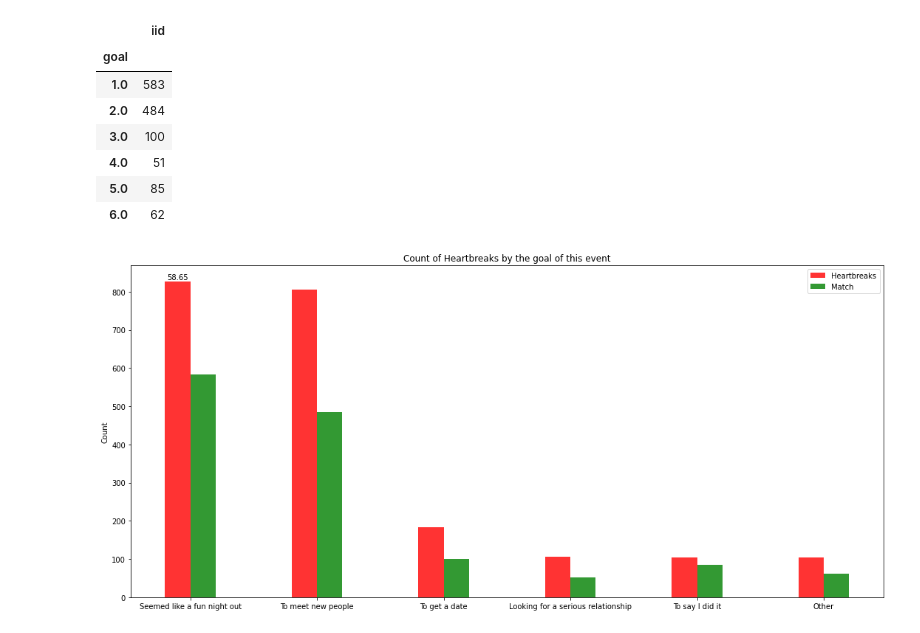
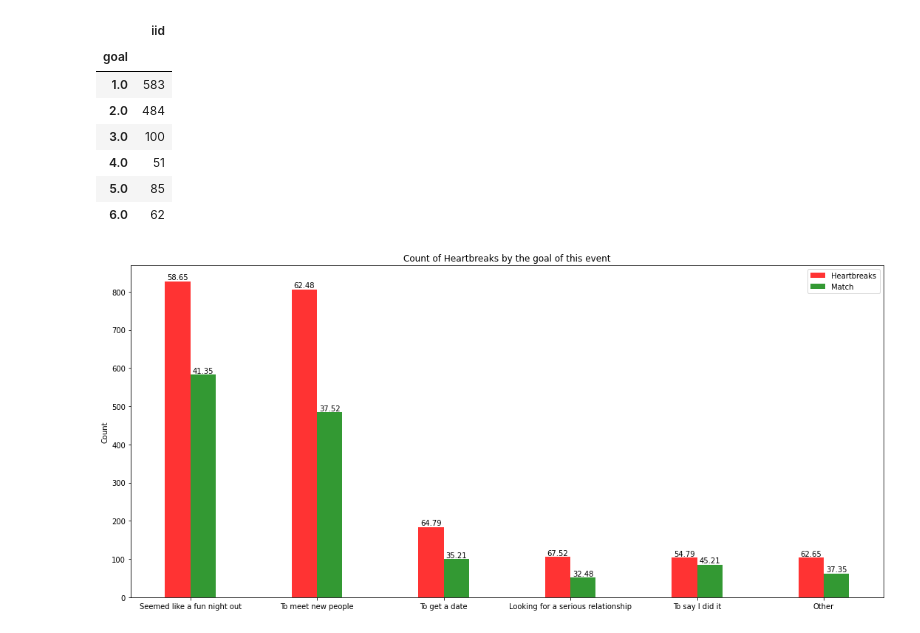
Before and after one commit to ZoziLaMalice/speed_dating, a Jupyter notebook: Notebook/first_cleaning_&_analyse.ipynb, the cells around one changed output. Saved outputs shown, nothing was run; the diff lists cells and outputs as text; code cells hidden in the pictures.

```diff
--- a/Notebook/first_cleaning_&_analyse.ipynb
+++ b/Notebook/first_cleaning_&_analyse.ipynb
@@ -568,28 +574,40 @@ chart_data_6
 # %%
 plt.figure(figsize=(15, 7))
 index = np.arange(len(np.array(chart_data_5.iid)))
 bar_width = 0.2
 opacity = 0.8
 
 bar1 = plt.bar(index, np.array(chart_data_5.iid), bar_width,
 alpha=opacity,
 color='red',
 label='Heartbreaks')
 
 bar2 = plt.bar(index + bar_width, np.array(chart_data_6.iid), bar_width,
 alpha=opacity,
 color='green',
 label='Match')
 
 plt.text(index[0], np.array(chart_data_5.iid)[0]+10, np.round(np.array(chart_data_5.iid)[0]/(np.array(chart_data_5.iid)[0]+np.array(chart_data_6.iid)[0]) * 100, 2), ha="center", va="center")
+plt.text(index[0] + bar_width, np.array(chart_data_6.iid)[0]+10, np.round(np.array(chart_data_6.iid)[0]/(np.array(chart_data_5.iid)[0]+np.array(chart_data_6.iid)[0]) * 100, 2), ha="center", va="center")
+plt.text(index[1], np.array(chart_data_5.iid)[1]+10, np.round(np.array(chart_data_5.iid)[1]/(np.array(chart_data_5.iid)[1]+np.array(chart_data_6.iid)[1]) * 100, 2), ha="center", va="center")
+plt.text(index[1] + bar_width, np.array(chart_data_6.iid)[1]+10, np.round(np.array(chart_data_6.iid)[1]/(np.array(chart_data_5.iid)[1]+np.array(chart_data_6.iid)[1]) * 100, 2), ha="center", va="center")
+plt.text(index[2], np.array(chart_data_5.iid)[2]+10, np.round(np.array(chart_data_5.iid)[2]/(np.array(chart_data_5.iid)[2]+np.array(chart_data_6.iid)[2]) * 100, 2), ha="center", va="center")
+plt.text(index[2] + bar_width, np.array(chart_data_6.iid)[2]+10, np.round(np.array(chart_data_6.iid)[2]/(np.array(chart_data_5.iid)[2]+np.array(chart_data_6.iid)[2]) * 100, 2), ha="center", va="center")
+plt.text(index[3], np.array(chart_data_5.iid)[3]+10, np.round(np.array(chart_data_5.iid)[3]/(np.array(chart_data_5.iid)[3]+np.array(chart_data_6.iid)[3]) * 100, 2), ha="center", va="center")
+plt.text(index[3] + bar_width, np.array(chart_data_6.iid)[3]+10, np.round(np.array(chart_data_6.iid)[3]/(np.array(chart_data_5.iid)[3]+np.array(chart_data_6.iid)[3]) * 100, 2), ha="center", va="center")
+plt.text(index[4], np.array(chart_data_5.iid)[4]+10, np.round(np.array(chart_data_5.iid)[4]/(np.array(chart_data_5.iid)[4]+np.array(chart_data_6.iid)[4]) * 100, 2), ha="center", va="center")
+plt.text(index[4] + bar_width, np.array(chart_data_6.iid)[4]+10, np.round(np.array(chart_data_6.iid)[4]/(np.array(chart_data_5.iid)[4]+np.array(chart_data_6.iid)[4]) * 100, 2), ha="center", va="center")
+plt.text(index[5], np.array(chart_data_5.iid)[5]+10, np.round(np.array(chart_data_5.iid)[5]/(np.array(chart_data_5.iid)[5]+np.array(chart_data_6.iid)[5]) * 100, 2), ha="center", va="center")
+plt.text(index[5] + bar_width, np.array(chart_data_6.iid)[5]+10, np.round(np.array(chart_data_6.iid)[5]/(np.array(chart_data_5.iid)[5]+np.array(chart_data_6.iid)[5]) * 100, 2), ha="center", va="center")
+
 
 plt.ylabel('Count')
 plt.title('Count of Heartbreaks by the goal of this event')
 plt.xticks(index + bar_width/2, ['Seemed like a fun night out', 'To meet new people', 'To get a date', 'Looking for a serious relationship', 'To say I did it', 'Other'])
 plt.legend()
 
 
 plt.tight_layout()
 plt.show()
 # %% [output]
-[figure, old version]
+[figure, new version]
```
Also changed, not shown: parts of 3 cells of this notebook.
